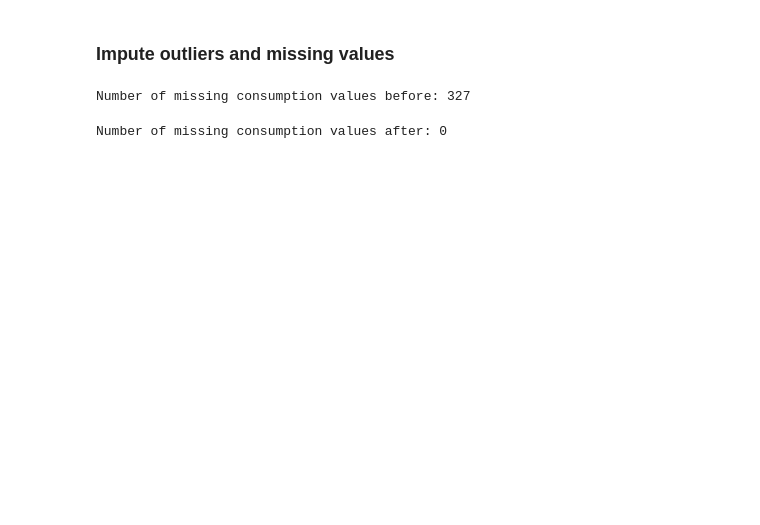
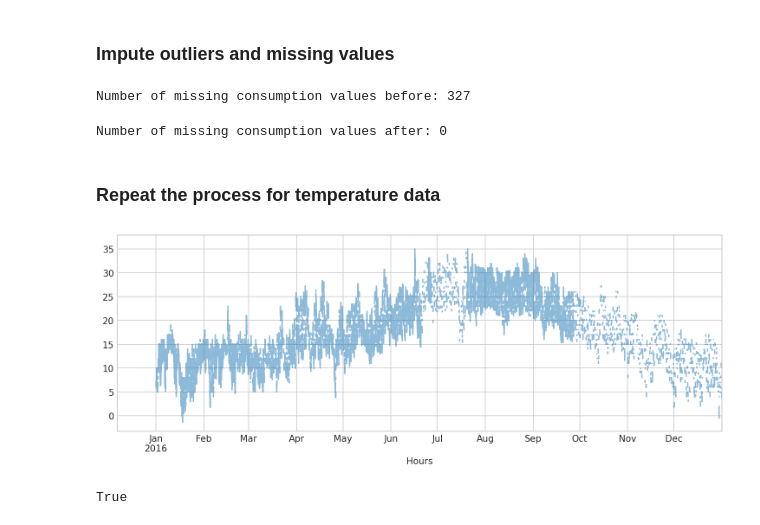
Before and after one commit to hebes-io/eensight, a Jupyter notebook: notebooks/preprocessing.ipynb, the cells around one changed output. Saved outputs shown, nothing was run; the diff lists cells and outputs as text; code cells hidden in the pictures; blank space fills up the shorter version.

```diff
--- a/notebooks/preprocessing.ipynb
+++ b/notebooks/preprocessing.ipynb
@@ -276,3 +279,18 @@ print('Number of missing consumption values after: {}'
 )
 # %% [output]
 Number of missing consumption values after: 0
+# %% [markdown]
+### Repeat the process for temperature data
+# %%
+temperature = pd.read_csv('../data/01_raw/demo_site_01/train/temperature.csv')
+temperature = validate_data(temperature, 'temperature', 'timestamp')
+# %%
+with plt.style.context('seaborn-whitegrid'):
+    fig = plt.figure(figsize=(12, 4), dpi=150)
+    layout = (1, 1)
+    ax = plt.subplot2grid(layout, (0, 0))
+
+    temperature['temperature'].plot(ax=ax, alpha=0.5)
+    ax.set_xlabel('Hours')
+# %% [output]
+[figure, added]
@@ -278,0 +304,4 @@ Number of missing consumption values after: 0
+# %%
+temperature['temperature'].equals(before)
+# %% [output]
+True
```
Also changed, not shown: parts of 45 cells of this notebook, 14 other files.
